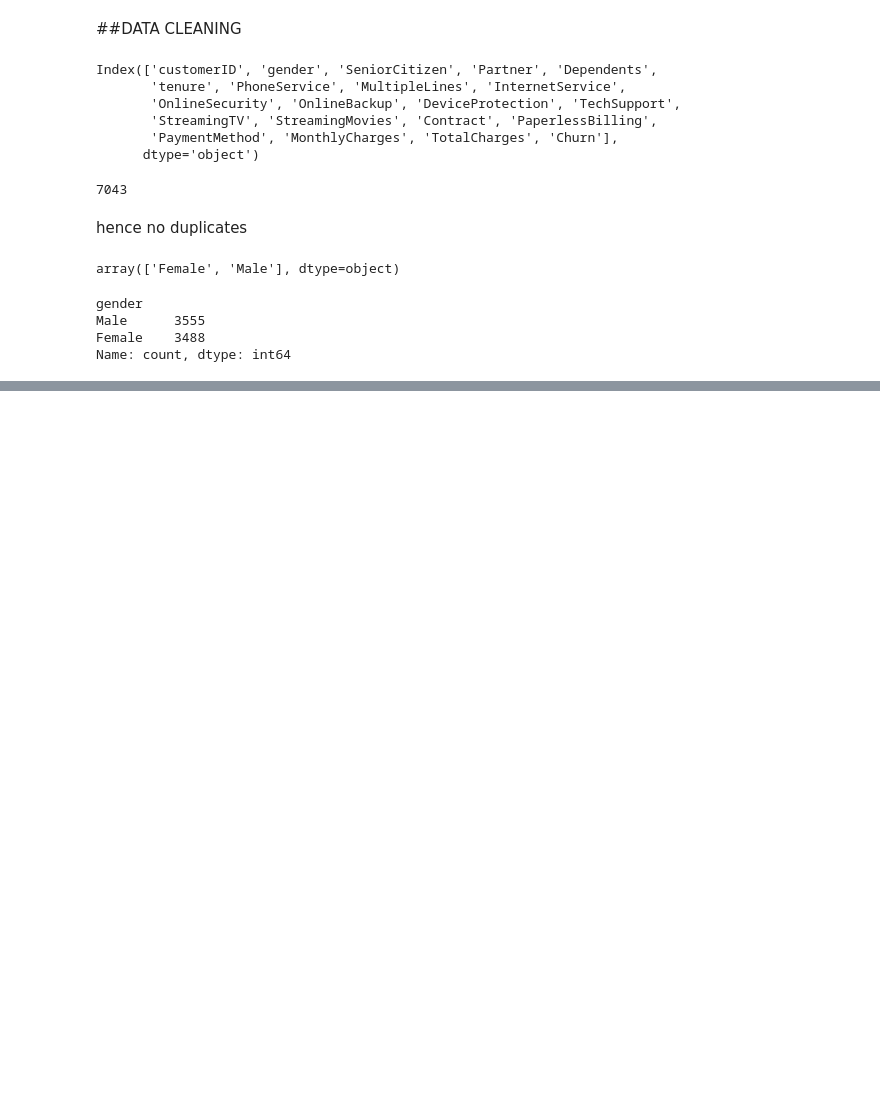
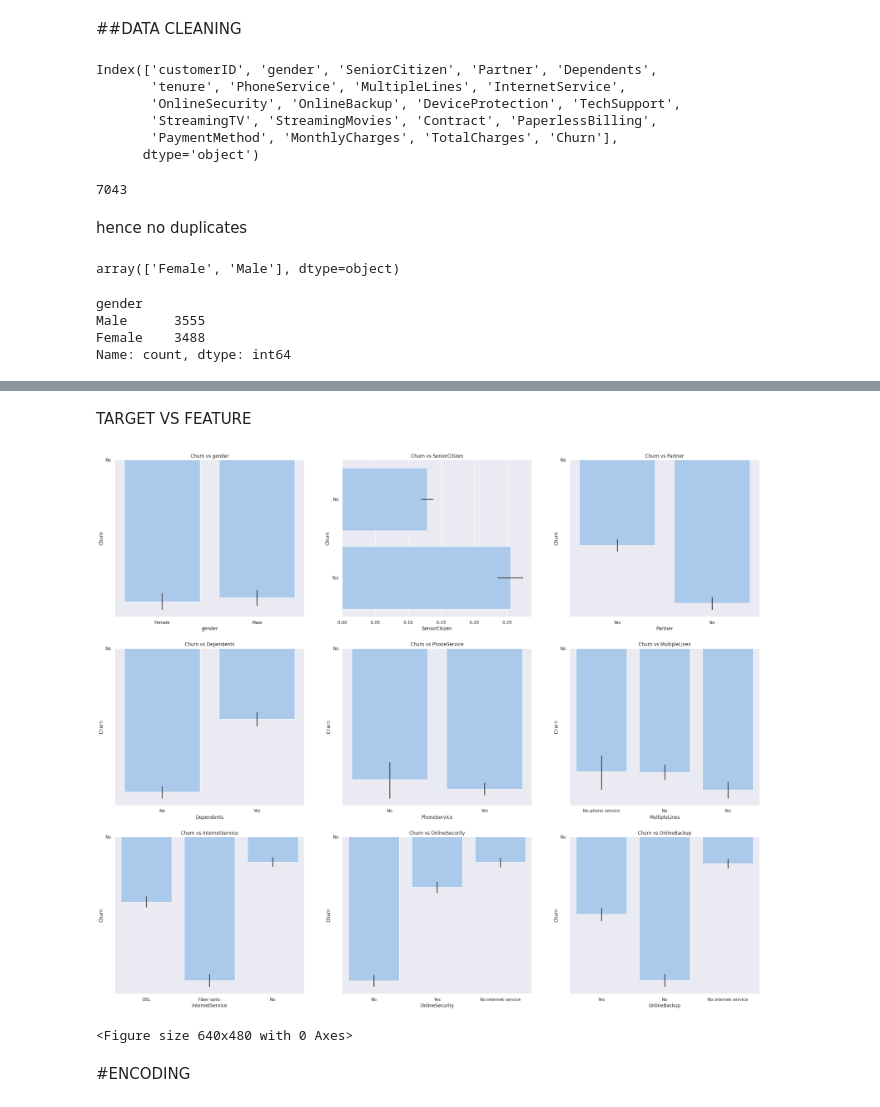
Before and after one commit to Swathi-Thandavarayan/Predicting-Customer-Churn-in-Subscription-Services, a Jupyter notebook: Customer_Churn_Prediction_and_Prevention.ipynb, the cells around one changed output, grey strips where cells are left out. Cells and saved outputs as stored; diff of their text form; code cells hidden in the pictures; blank space fills up the shorter version.

```diff
--- a/Customer_Churn_Prediction_and_Prevention.ipynb
+++ b/Customer_Churn_Prediction_and_Prevention.ipynb
@@ -102,0 +334,71 @@ Name: count, dtype: int64
+# %% [markdown]
+TARGET  VS FEATURE
+# %%
+sns.set_theme(style='darkgrid',palette='pastel')
+
+plt.figure(figsize=(30,25))
+
+plt.subplot(331)
+sns.barplot(x =df['gender'], y = df['Churn'])
+plt.title('Churn vs gender')
+plt.xlabel('gender')
+plt.ylabel('Churn')
+
+plt.subplot(332)
+sns.barplot(x =df['SeniorCitizen'], y = df['Churn'])
+plt.title('Churn vs SeniorCitizen')
+plt.xlabel('SeniorCitizen')
+plt.ylabel('Churn')
+
+plt.subplot(333)
+sns.barplot(x =df['Partner'], y = df['Churn'])
+plt.title('Churn vs Partner')
+plt.xlabel('Partner')
+plt.ylabel('Churn')
+
+plt.subplot(334)
+sns.barplot(x =df['Dependents'], y = df['Churn'])
+plt.title('Churn vs Dependents')
+plt.xlabel('Dependents')
+plt.ylabel('Churn')
+
+plt.subplot(335)
+sns.barplot(x =df['PhoneService'], y = df['Churn'])
+plt.title('Churn vs PhoneService')
+plt.xlabel('PhoneService')
+plt.ylabel('Churn')
+
+plt.subplot(336)
+sns.barplot(x =df['MultipleLines'], y = df['Churn'])
+plt.title('Churn vs MultipleLines')
+plt.xlabel('MultipleLines')
+plt.ylabel('Churn')
+
+plt.subplot(337)
+sns.barplot(x =df['InternetService'], y = df['Churn'])
+plt.title('Churn vs InternetService')
+plt.xlabel('InternetService')
+plt.ylabel('Churn')
+
+plt.subplot(338)
+sns.barplot(x =df['OnlineSecurity'], y = df['Churn'])
+plt.title('Churn vs OnlineSecurity')
+plt.xlabel('OnlineSecurity')
+plt.ylabel('Churn')
+
+plt.subplot(339)
+sns.barplot(x =df['OnlineBackup'], y = df['Churn'])
+plt.title('Churn vs OnlineBackup')
+plt.xlabel('OnlineBackup')
+plt.ylabel('Churn')
+
+
+
+
+plt.show()
+plt.tight_layout()
+# %% [output]
+[figure, added]
+<Figure size 640x480 with 0 Axes>
+# %% [markdown]
+#ENCODING
```
Also changed, not shown: parts of 40 cells of this notebook.
